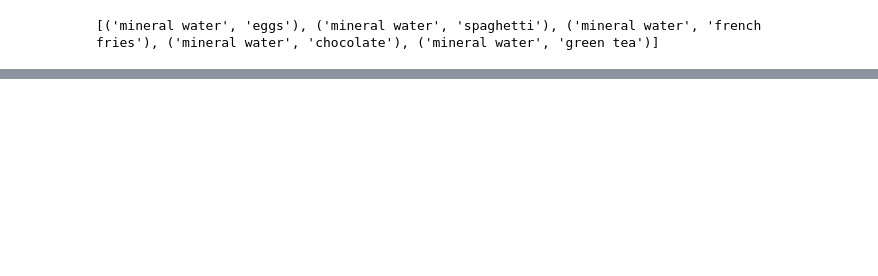
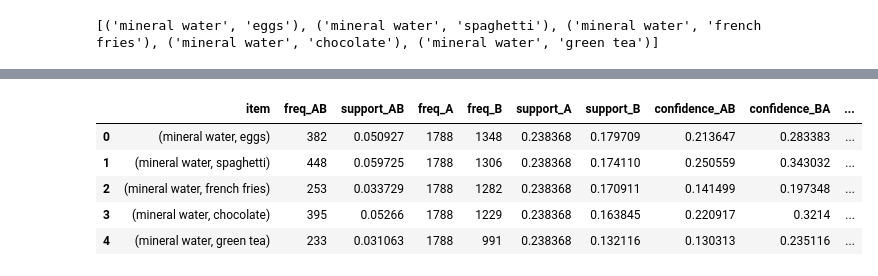
Before and after one commit to veronicaeyo/market-basket-analysis, a Jupyter notebook: market_basket_analysis.ipynb, the cells around one changed output, grey strips where cells are left out. Cells and saved outputs as stored; diff of their text form; code cells hidden in the pictures; blank space fills up the shorter version.

```diff
--- a/market_basket_analysis.ipynb
+++ b/market_basket_analysis.ipynb
@@ -150,7 +178,7 @@ support.head(10)
 from itertools import combinations
 
 # rules = list(combinations(set(all_items_list), 2))
-rules = list(combinations(items_freq['item'], 2))
+rules = list(combinations(support_items_thresh, 2))
 print(rules[:5])
 # %% [output]
 [('mineral water', 'eggs'), ('mineral water', 'spaghetti'), ('mineral water', 'french fries'), ('mineral water', 'chocolate'), ('mineral water', 'green tea')]
@@ -163,0 +290,20 @@ list(combinations(['veronica', 'emmanuel', 'uthman', 'esther'], 3))
+# %%
+# confidence
+metrics_df['confidence_AB'] = metrics_df['support_AB'] / metrics_df['support_A']
+metrics_df['confidence_BA'] = metrics_df['support_AB'] / metrics_df['support_B']
+
+# lift
+metrics_df['lift'] = metrics_df['support_AB'] / (metrics_df['support_A'] * metrics_df['support_B'])
+
+# conviction
+metrics_df['conviction_AB'] = (1 - metrics_df['support_B']) / (1 - metrics_df['confidence_AB'])
+metrics_df['conviction_BA'] = (1 - metrics_df['support_A']) / (1 - metrics_df['confidence_BA'])
+
+metrics_df.head()
+# %% [output]
+|  | item | freq_AB | support_AB | freq_A | freq_B | support_A | support_B | confidence_AB | confidence_BA | ... |
+| 0 | (mineral water, eggs) | 382 | 0.050927 | 1788 | 1348 | 0.238368 | 0.179709 | 0.213647 | 0.283383 | ... |
+| 1 | (mineral water, spaghetti) | 448 | 0.059725 | 1788 | 1306 | 0.238368 | 0.174110 | 0.250559 | 0.343032 | ... |
+| 2 | (mineral water, french fries) | 253 | 0.033729 | 1788 | 1282 | 0.238368 | 0.170911 | 0.141499 | 0.197348 | ... |
+| 3 | (mineral water, chocolate) | 395 | 0.05266 | 1788 | 1229 | 0.238368 | 0.163845 | 0.220917 | 0.3214 | ... |
+| 4 | (mineral water, green tea) | 233 | 0.031063 | 1788 | 991 | 0.238368 | 0.132116 | 0.130313 | 0.235116 | ... |
```
Also changed, not shown: parts of 28 cells of this notebook.
